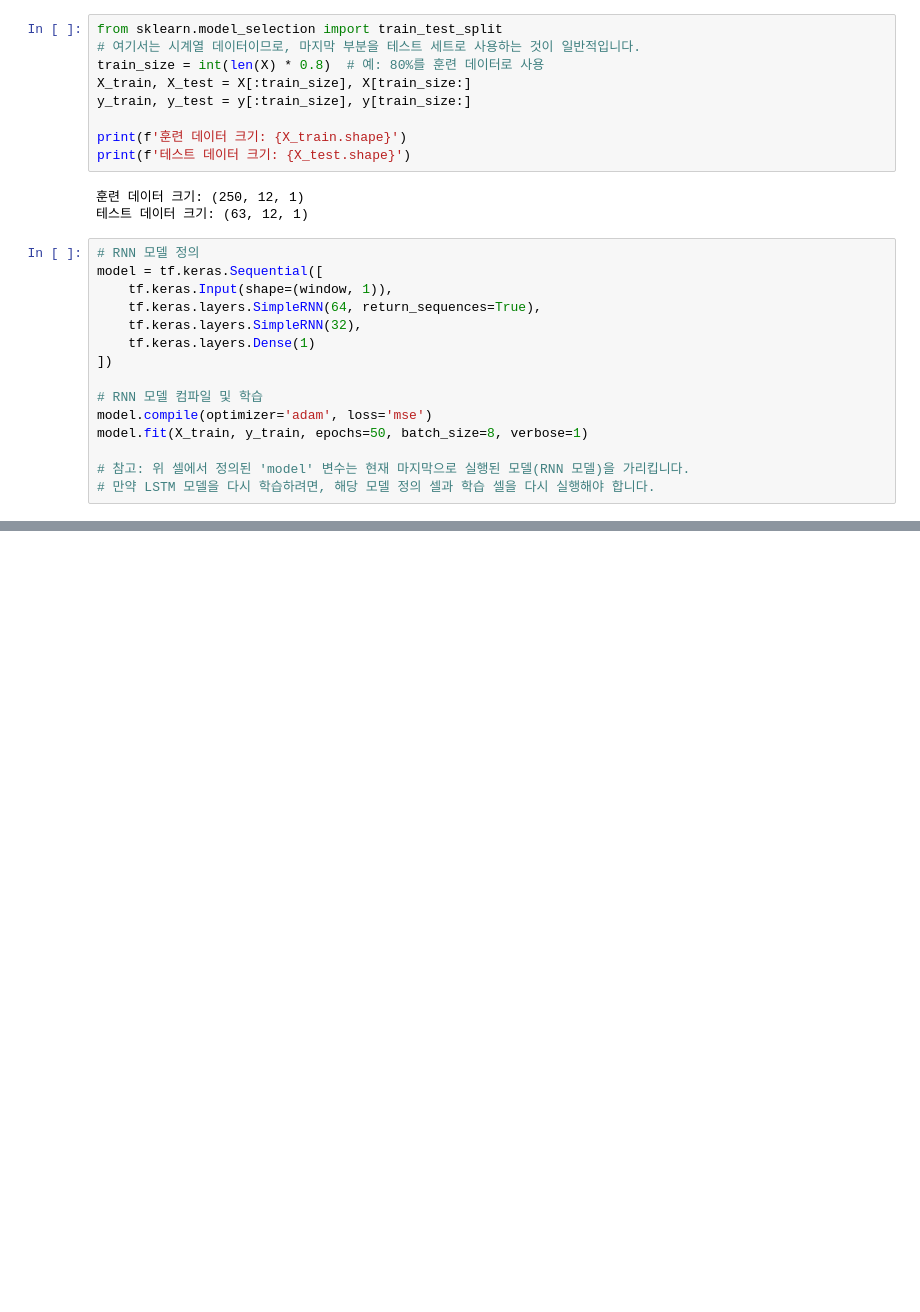
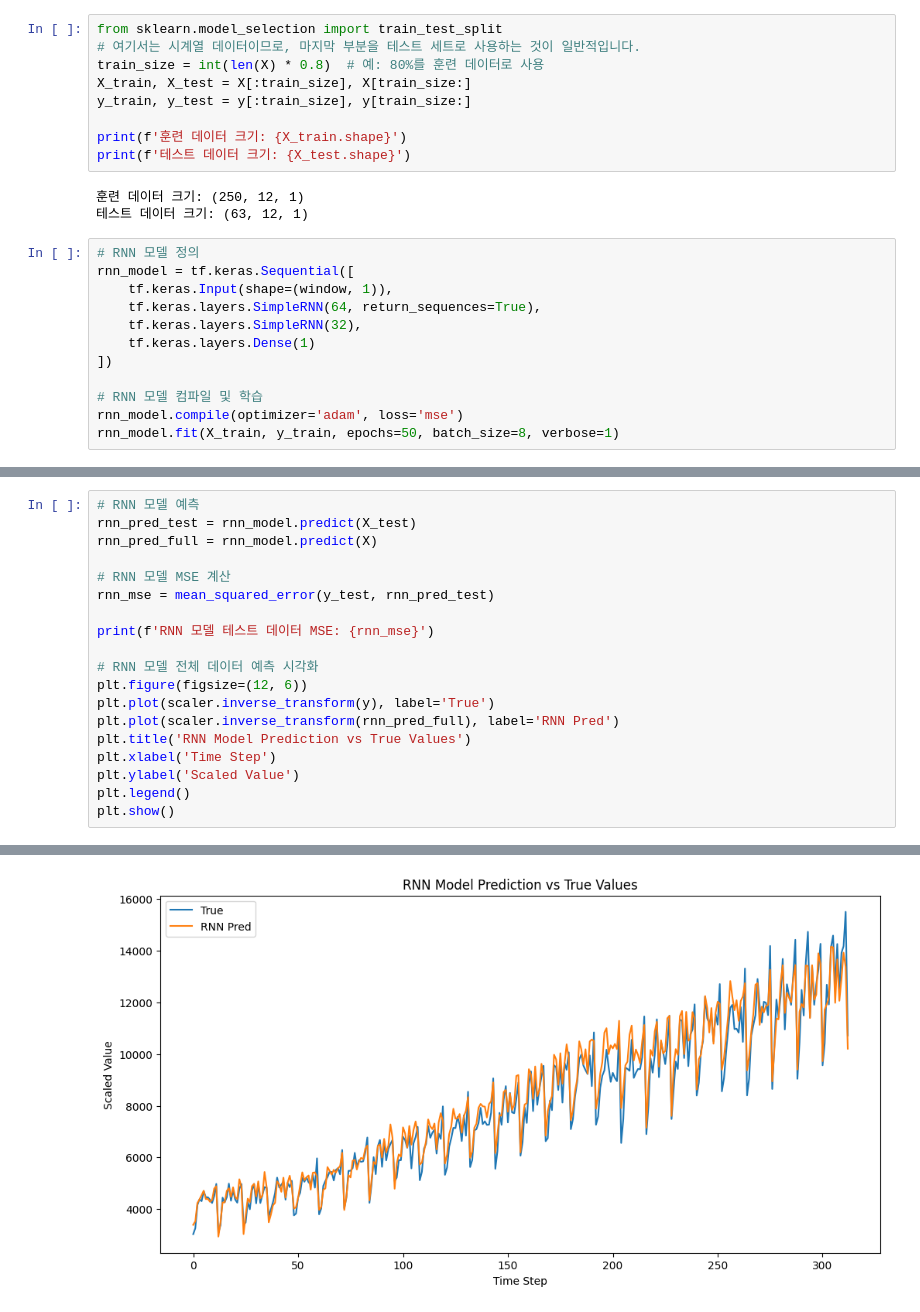
Before and after one commit to sohwagi177/2025-, a Jupyter notebook: 기계학습프로그래밍_week9.ipynb, the cells around one changed output, grey strips where cells are left out. Saved outputs shown, nothing was run; the diff lists cells and outputs as text; blank space fills up the shorter version.

```diff
--- a/기계학습프로그래밍_week9.ipynb
+++ b/기계학습프로그래밍_week9.ipynb
@@ -32,7 +32,7 @@ print(f'테스트 데이터 크기: {X_test.shape}')
 테스트 데이터 크기: (63, 12, 1)
 # %%
 # RNN 모델 정의
-model = tf.keras.Sequential([
+rnn_model = tf.keras.Sequential([
     tf.keras.Input(shape=(window, 1)),
     tf.keras.layers.SimpleRNN(64, return_sequences=True),
     tf.keras.layers.SimpleRNN(32),
@@ -40,10 +40,7 @@ model = tf.keras.Sequential([
 ])
 
 # RNN 모델 컴파일 및 학습
-model.compile(optimizer='adam', loss='mse')
-model.fit(X_train, y_train, epochs=50, batch_size=8, verbose=1)
-
-# 참고: 위 셀에서 정의된 'model' 변수는 현재 마지막으로 실행된 모델(RNN 모델)을 가리킵니다.
-# 만약 LSTM 모델을 다시 학습하려면, 해당 모델 정의 셀과 학습 셀을 다시 실행해야 합니다.
+rnn_model.compile(optimizer='adam', loss='mse')
+rnn_model.fit(X_train, y_train, epochs=50, batch_size=8, verbose=1)
 # %% [output]
 Epoch 1/50
@@ -103,0 +92,20 @@ plt.legend(); plt.show()
+# %%
+# RNN 모델 예측
+rnn_pred_test = rnn_model.predict(X_test)
+rnn_pred_full = rnn_model.predict(X)
+
+# RNN 모델 MSE 계산
+rnn_mse = mean_squared_error(y_test, rnn_pred_test)
+
+print(f'RNN 모델 테스트 데이터 MSE: {rnn_mse}')
+
+# RNN 모델 전체 데이터 예측 시각화
+plt.figure(figsize=(12, 6))
+plt.plot(scaler.inverse_transform(y), label='True')
+plt.plot(scaler.inverse_transform(rnn_pred_full), label='RNN Pred')
+plt.title('RNN Model Prediction vs True Values')
+plt.xlabel('Time Step')
+plt.ylabel('Scaled Value')
+plt.legend()
+plt.show()
+# %% [output]
@@ -103,0 +115 @@ plt.legend(); plt.show()
+[figure, added]
```
Also changed, not shown: parts of 7 cells of this notebook.
